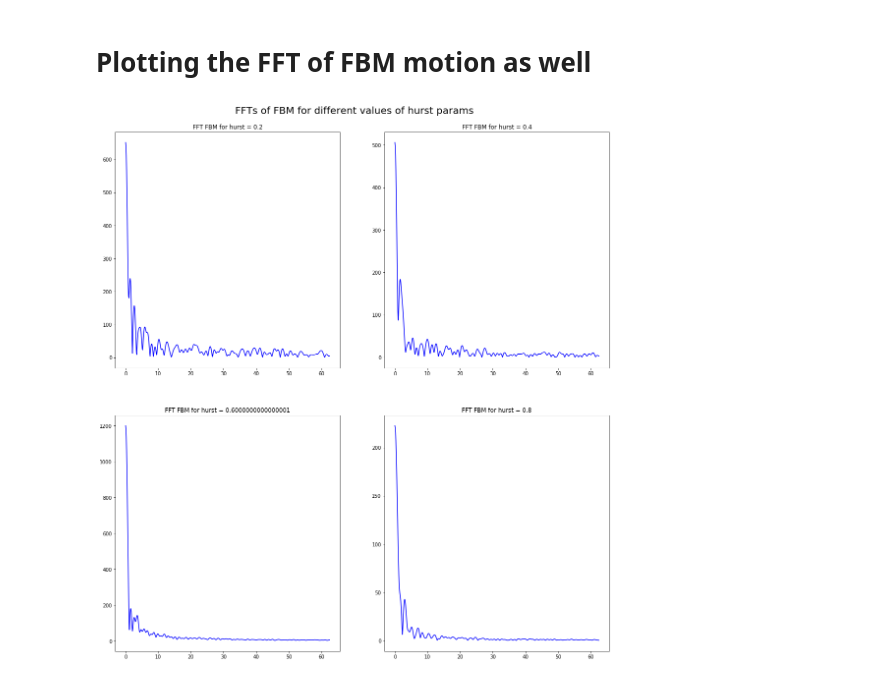
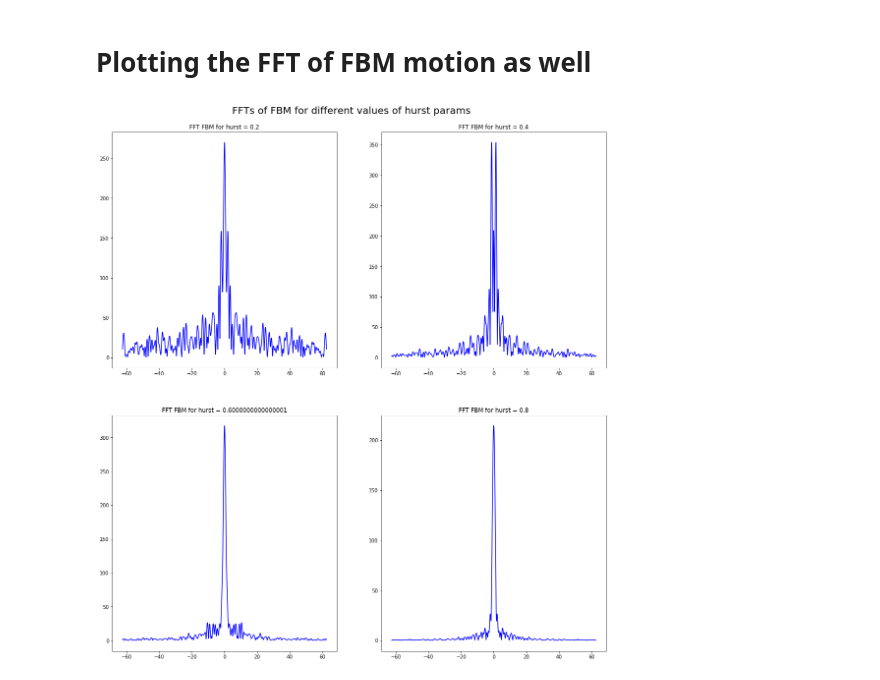
Before and after one commit to Agrim9/MultiFractal_Signal_Analysis, a Jupyter notebook: FBM_NB.ipynb, the cells around one changed output. Saved outputs shown, nothing was run; the diff lists cells and outputs as text; code cells hidden in the pictures.

```diff
--- a/FBM_NB.ipynb
+++ b/FBM_NB.ipynb
@@ -11,7 +11,7 @@ import numpy as np
 from scipy.fftpack import fft, ifft, fftfreq
 
 def plt_fbm(h_param,num_samp,subplot_index=111):
-    f = FBM(n=num_samp, hurst=h_param, length=1, method='daviesharte')
+    f = FBM(n=num_samp, hurst=h_param, length=1, method='cholesky')
     # Generate a fBm realization
     fbm_sample = f.fbm()
 
@@ -44,24 +44,24 @@ plt.show()
 # %%
 def plot_fft(fbm_vals,hurst,subplot_index=111):
     samp_freq=1000
     NFFT=10*t_samp.shape[0]
     zp_arr=np.append(np.array(fbm_vals),np.zeros(NFFT-len(fbm_vals)))
-    fbm_freq=fft(zp_arr,NFFT)
-    disc_w=np.linspace(0,samp_freq/16,NFFT//16)
+    fbm_freq=np.fft.fftshift(fft(zp_arr,NFFT))
+    disc_w=np.linspace(-samp_freq/16,samp_freq/16,NFFT//8)
     ax= fig.add_subplot(subplot_index)
     ax.set_title("FFT FBM for hurst = "+str(hurst))
-    ax.plot(disc_w,abs(fbm_freq[0:NFFT//16]),'b')
+    ax.plot(disc_w,abs(fbm_freq[NFFT//2-NFFT//16:NFFT//2+NFFT//16+1]),'b')
     return fbm_freq[0:NFFT//2]
 
 plt.rcParams['figure.figsize'] = (18, 18)
 fig = plt.figure()
 fig.tight_layout()
 fig.subplots_adjust(top=0.94)
 plt.suptitle("FFTs of FBM for different values of hurst params",fontsize=20)
 subplot_list=[221,222,223,224]
 freq_fbm_samps=[]
 for i in range(len(fbm_samps)):
     freq_fbm_samps.append(plot_fft(fbm_samps[i],0.2*(i+1),subplot_list[i]))
 plt.show()
 # %% [output]
-[figure, old version]
+[figure, new version]
```
Also changed, not shown: parts of 3 cells of this notebook, 1 other file.
